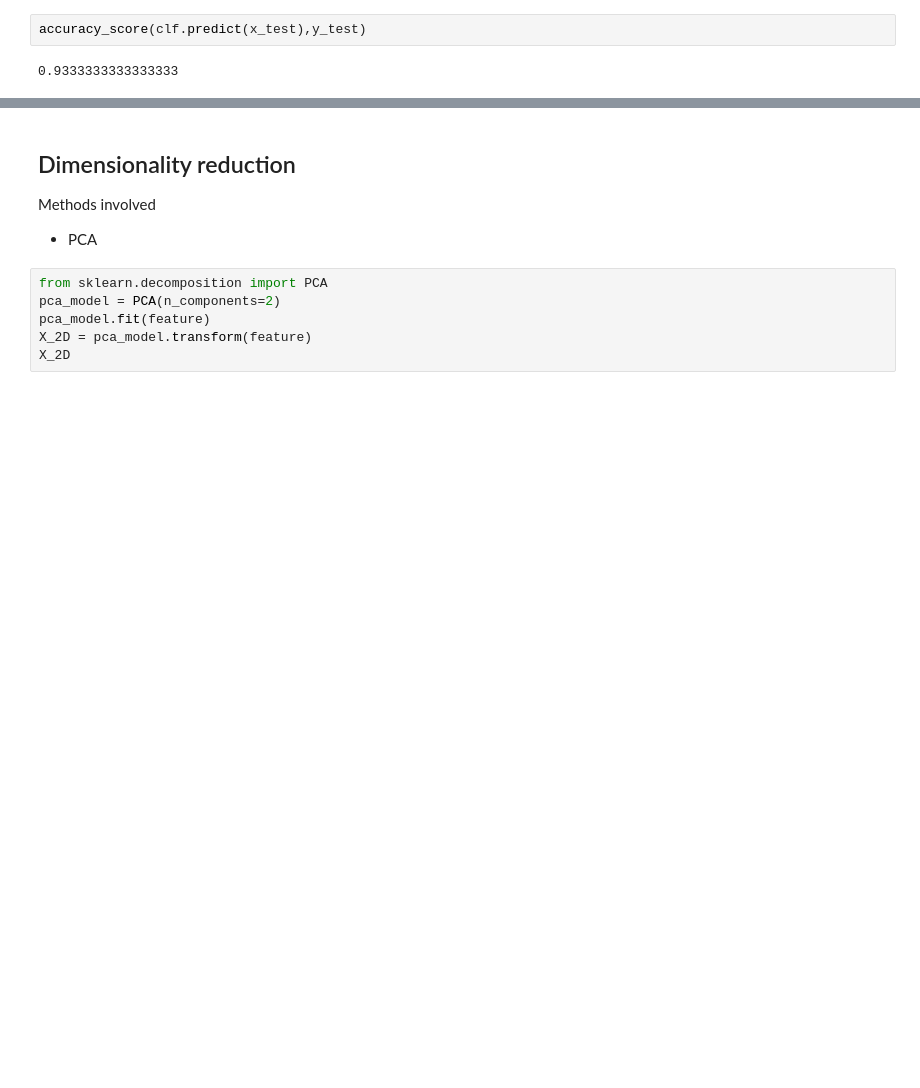
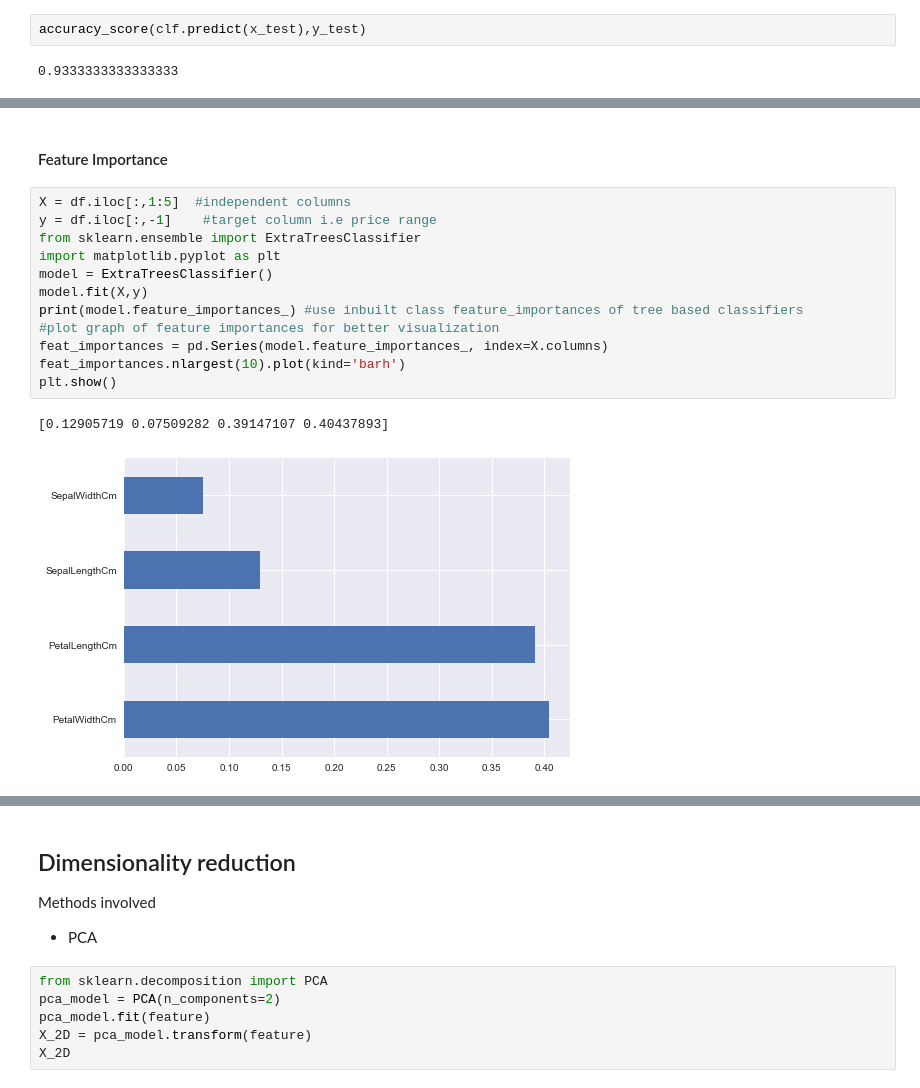
Before and after one commit to Geek-ubaid/Machine-Learning-Make-computers-think, a Jupyter notebook: PredictionModel.ipynb, the cells around one changed output, grey strips where cells are left out. Drawn from its saved outputs; the diff is of its cells as text; blank space fills up the shorter version.

```diff
--- a/PredictionModel.ipynb
+++ b/PredictionModel.ipynb
@@ -1221,0 +1168,17 @@ ValueError: Found input variables with inconsistent numbers of samples: [1, 90]
+# %% [markdown]
+#### Feature Importance
+# %%
+X = df.iloc[:,1:5]  #independent columns
+y = df.iloc[:,-1]    #target column i.e price range
+from sklearn.ensemble import ExtraTreesClassifier
+import matplotlib.pyplot as plt
+model = ExtraTreesClassifier()
+model.fit(X,y)
+print(model.feature_importances_) #use inbuilt class feature_importances of tree based classifiers
+#plot graph of feature importances for better visualization
+feat_importances = pd.Series(model.feature_importances_, index=X.columns)
+feat_importances.nlargest(10).plot(kind='barh')
+plt.show()
+# %% [output]
+[0.12905719 0.07509282 0.39147107 0.40437893]
+[figure, added]
```
Also changed, not shown: parts of 19 cells of this notebook.
